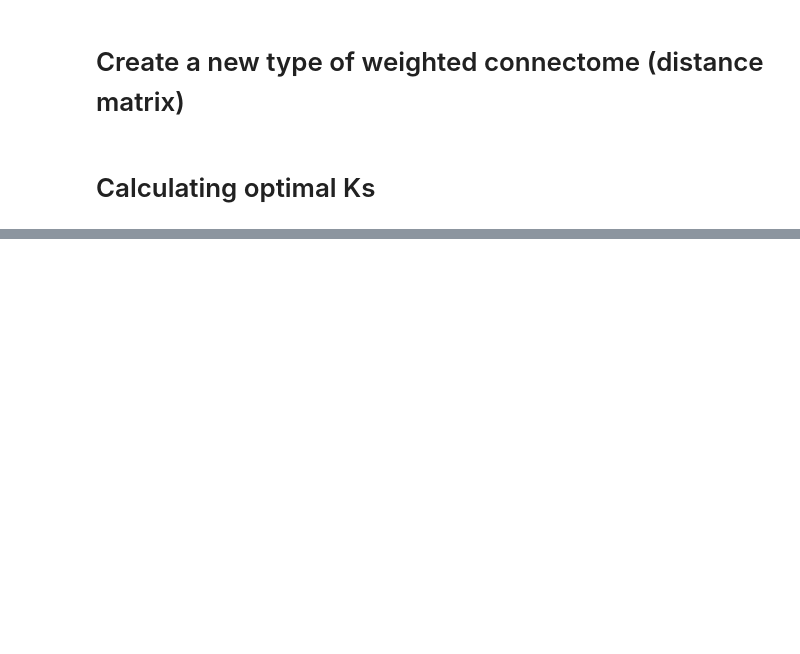
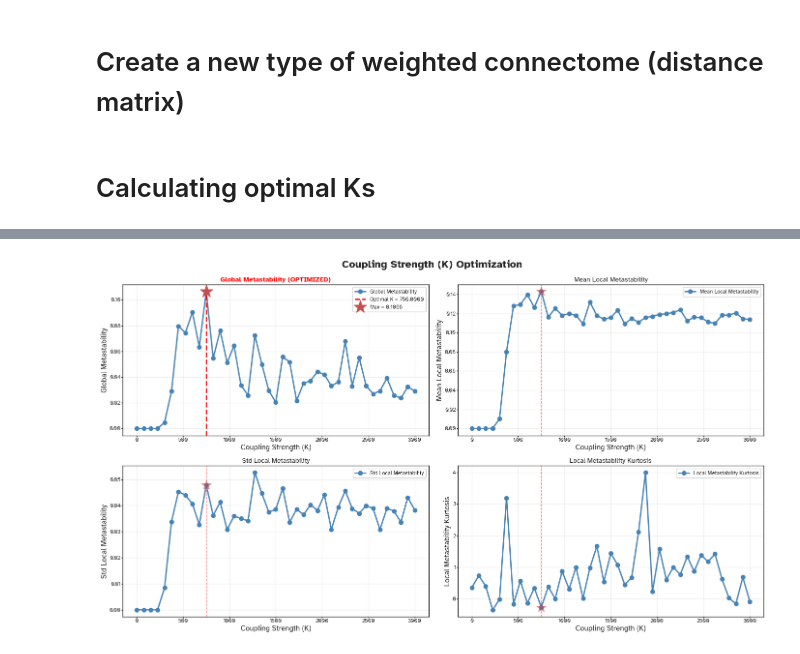
Before and after one commit to ad045/simba, a Jupyter notebook: src/analysis/calculate_metastability_optimize_K.ipynb, the cells around one changed output, grey strips where cells are left out. Drawn from its saved outputs; the diff is of its cells as text; code cells hidden in the pictures; blank space fills up the shorter version.

```diff
--- a/src/analysis/calculate_metastability_optimize_K.ipynb
+++ b/src/analysis/calculate_metastability_optimize_K.ipynb
@@ -288,0 +457,18 @@ results
+# %%
+connectomes_arr = []
+eta_arr = []
+gamma_arr = []
+
+
+for i, parameter_combination in enumerate(interesting_eta_and_gamma_combinations):
+    target_eta = parameter_combination[0]
+    target_gamma = parameter_combination[1]
+
+    found_eta, found_gamma, connectome = find_closest_connectome(target_eta, target_gamma, data_dir, number_connectomes=5)
+
+    connectomes_arr.append(connectome)
+    eta_arr.append(found_eta)
+    gamma_arr.append(found_gamma)
+
+connectomes_arr = np.concatenate(connectomes_arr)
+print(connectomes_arr.shape)
@@ -288,0 +493,61 @@ results
+# %%
+save_path = Path(f"/Users/adrian/Documents/01_projects/14_4D_lab/14_4D_lab_code/output/testing/metastability_optimize_K/generated_networks_30_{name_data}_finer_window")
+save_path.mkdir(parents=True, exist_ok=True)
+
+
+ids_to_evaluate = [0, 103, 169, 188, 206]
+K_range = np.logspace(2, 4, 41) # -4, 3, 41)
+optimal_metric = 'global'
+from src.analysis.dynamic_measures import spectral_radius
+# bin and thres and sampled to 100 nodes total:
+
+ids_to_evaluate = [0, 103, 169, 188, 206]
+K_range = np.linspace(0, 3000, 41) # np.logspace(-4, 3, 41)
+optimal_metric = 'global'
+
+start_idx = 0
+optimal_K_arr = []
+results_arr = []
+start_idx_arr = []
+
+ids_to_evaluate = set(ids_to_evaluate) - set(start_idx_arr)
+ids_to_evaluate = list(ids_to_evaluate)
+
+
+for id in range(len(connectomes_arr)): # ids_to_evaluate:
+    A = connectomes_arr[id]
+
+    # A = (A + A.T) / 2  # Make symmetric
+    # np.fill_diagonal(A, 0)  # No self-connections
+    # A = A / A.sum(axis=1, keepdims=True)  # Normalize
+
+    A = A / spectral_radius(A)  # Normalize by spectral radius
+
+    # Find optimal K
+    optimal_K, results = find_optimal_K(
+        A,
+        K_range=K_range,
+        metric=optimal_metric,
+        sim_time=500,  # Shorter for example
+        verbose=True
+    )
+
+
+    # Plot results
+    plot_K_optimization(results)
+    # plt.show()
+
+    results = {"optimal_K": optimal_K,
+                "results": results}
+
+    results_arr.append(results)
+    optimal_K_arr.append(optimal_K)
+    start_idx_arr.append(id)
+
+    # save intermediate results
+    np.save(save_path / f"results_arr_partial_animal_id_{id}.npy", results_arr)
+    np.save(save_path / f"K_optimal_arr_partial_animal_id_{id}.npy", optimal_K_arr)
+    np.save(save_path / f"evaluated_ids_partial_animal_id_{id}.npy", start_idx_arr)
+
+    # break # 2:17  -> 1:03
+# %% [output]
@@ -288,0 +563 @@ results
+[figure, added]
```
Also changed, not shown: parts of 18 cells of this notebook, 4 other files.
